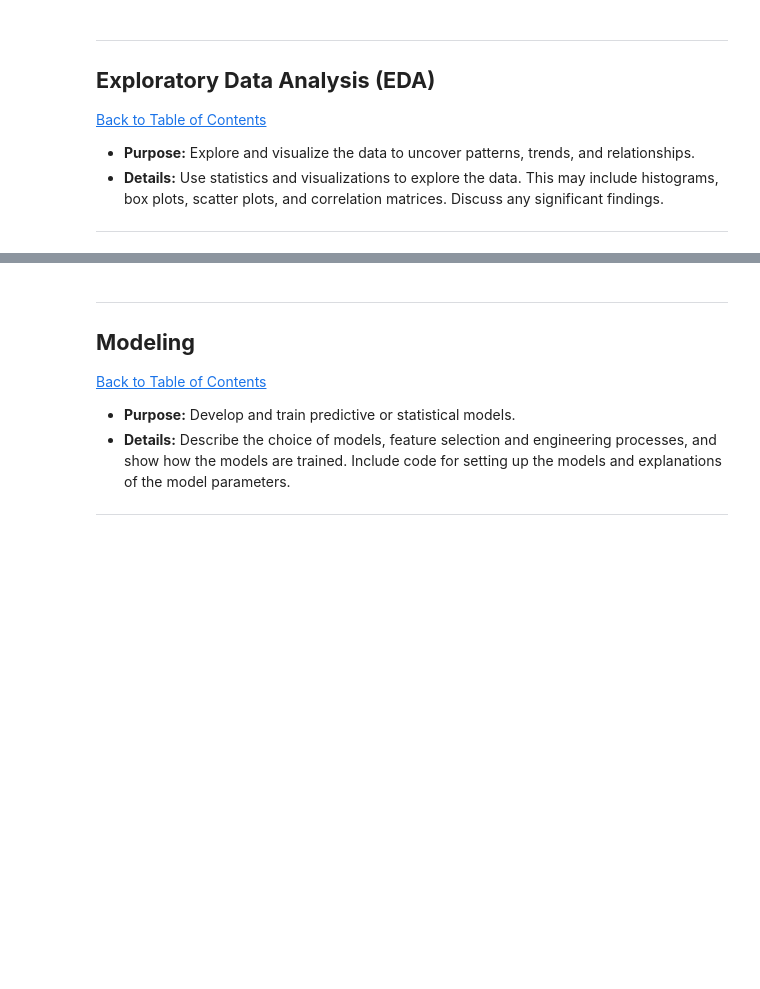
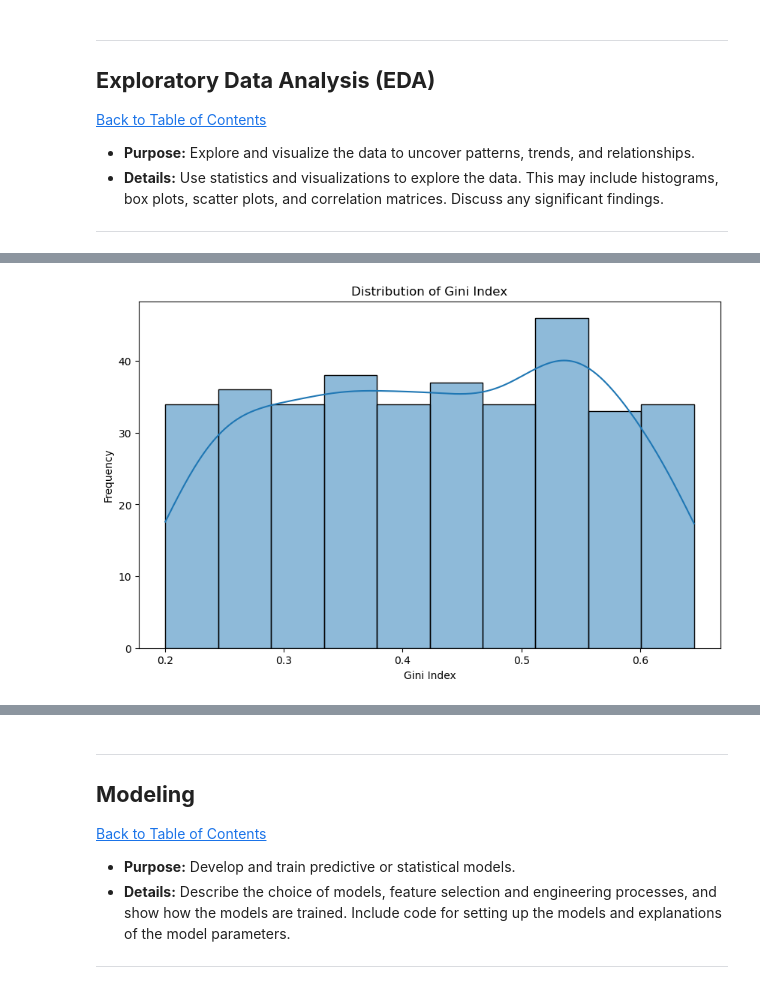
Before and after one commit to Lutho135/Global-Income-Inequality, a Jupyter notebook: QCTO---Workplace-Module-Notebook-Template-4571 Lutho.ipynb, the cells around one changed output, grey strips where cells are left out. Saved outputs shown, nothing was run; the diff lists cells and outputs as text; code cells hidden in the pictures; blank space fills up the shorter version.

```diff
--- a/QCTO---Workplace-Module-Notebook-Template-4571 Lutho.ipynb
+++ b/QCTO---Workplace-Module-Notebook-Template-4571 Lutho.ipynb
@@ -66,0 +71,3 @@
+# %%
+df = pd.read_csv('global_income_inequality (1).csv')
+df.head()
@@ -99,0 +238,10 @@
+# %%
+# Distribution of Gini Index
+plt.figure(figsize=(10, 6))
+sns.histplot(df['Gini Index'], kde=True)
+plt.title('Distribution of Gini Index')
+plt.xlabel('Gini Index')
+plt.ylabel('Frequency')
+plt.show()
+# %% [output]
+[figure, added]
```
Also changed, not shown: parts of 39 cells of this notebook.
